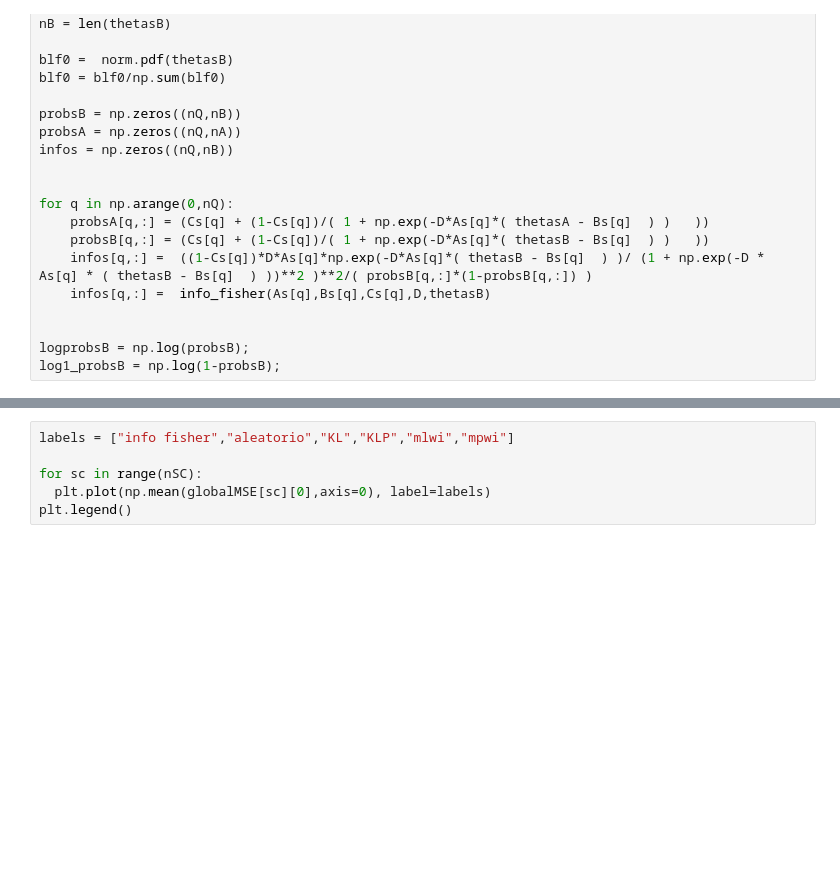
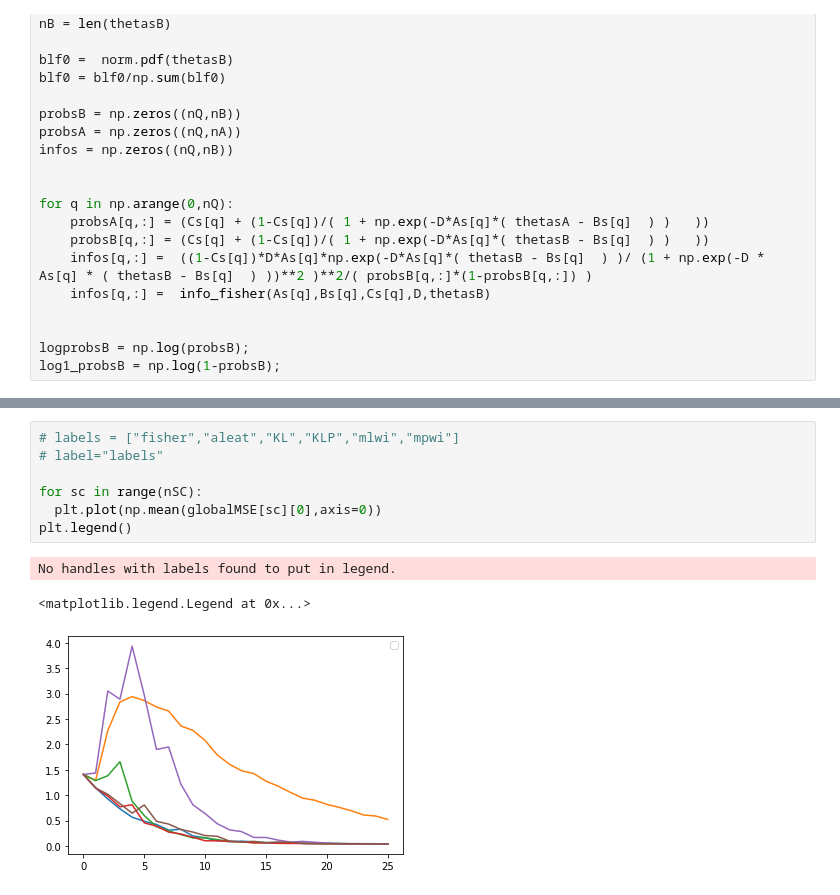
Before and after one commit to patriciagilavert/CAT-RL, a Jupyter notebook: KLP_v1.ipynb, the cells around one changed output, grey strips where cells are left out. Cells and saved outputs as stored; diff of their text form; blank space fills up the shorter version.

```diff
--- a/KLP_v1.ipynb
+++ b/KLP_v1.ipynb
@@ -486,6 +486,11 @@ for sc in range(0,nSC):
 # %%
-labels = ["info fisher","aleatorio","KL","KLP","mlwi","mpwi"]
+# labels = ["fisher","aleat","KL","KLP","mlwi","mpwi"]
+# label="labels"
 
 for sc in range(nSC):
-  plt.plot(np.mean(globalMSE[sc][0],axis=0), label=labels)
+  plt.plot(np.mean(globalMSE[sc][0],axis=0))
 plt.legend()
+# %% [output]
+No handles with labels found to put in legend.
+<matplotlib.legend.Legend at 0x...>
+[figure, added]
```
Also changed, not shown: parts of 1 cell of this notebook.
